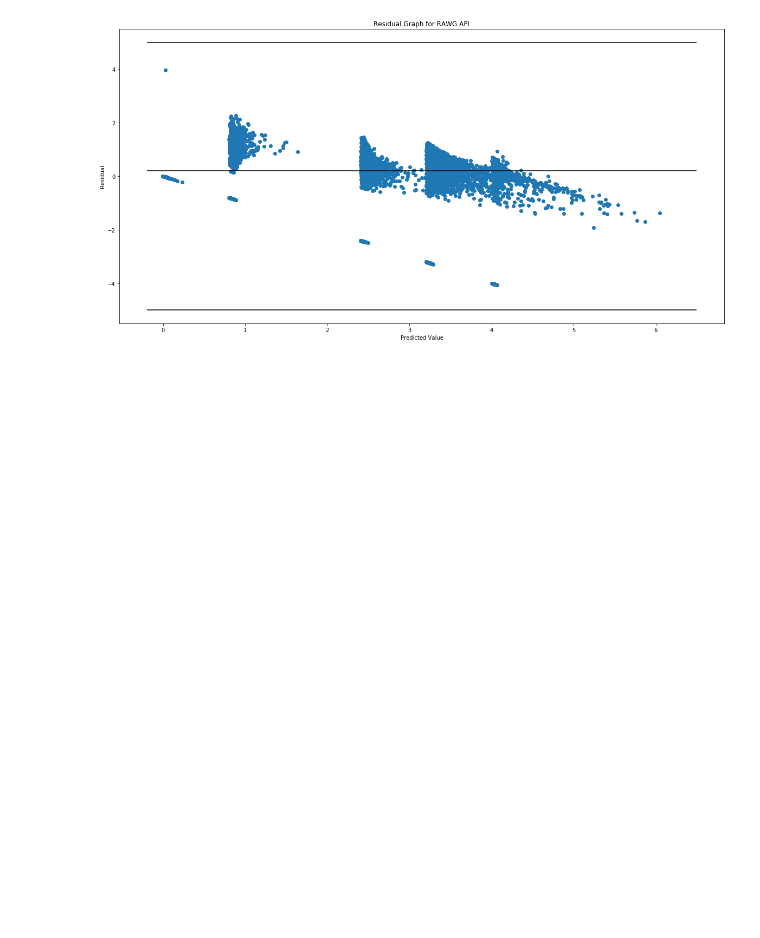
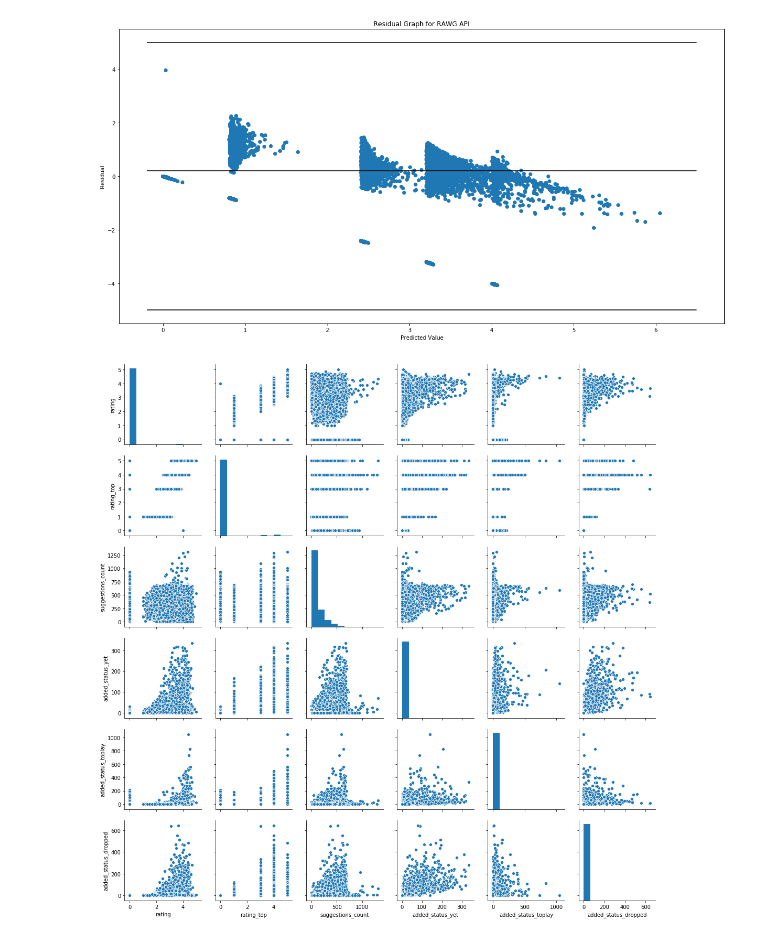
Before and after one commit to FreedomVAce/Game_Recommendation, a Jupyter notebook: Game_Recommendation.ipynb, the cells around one changed output. Cells and saved outputs as stored; diff of their text form; code cells hidden in the pictures; blank space fills up the shorter version.

```diff
--- a/Game_Recommendation.ipynb
+++ b/Game_Recommendation.ipynb
@@ -321,3 +321,9 @@ plt.ylabel('Residual')
 plt.show()
 # %% [output]
 [figure]
+# %%
+sns.pairplot(game[['rating','rating_top','suggestions_count',
+     'added_status_yet',
+     'added_status_toplay','added_status_dropped']]);
+# %% [output]
+[figure, added]
```
Also changed, not shown: parts of 8 cells of this notebook.
